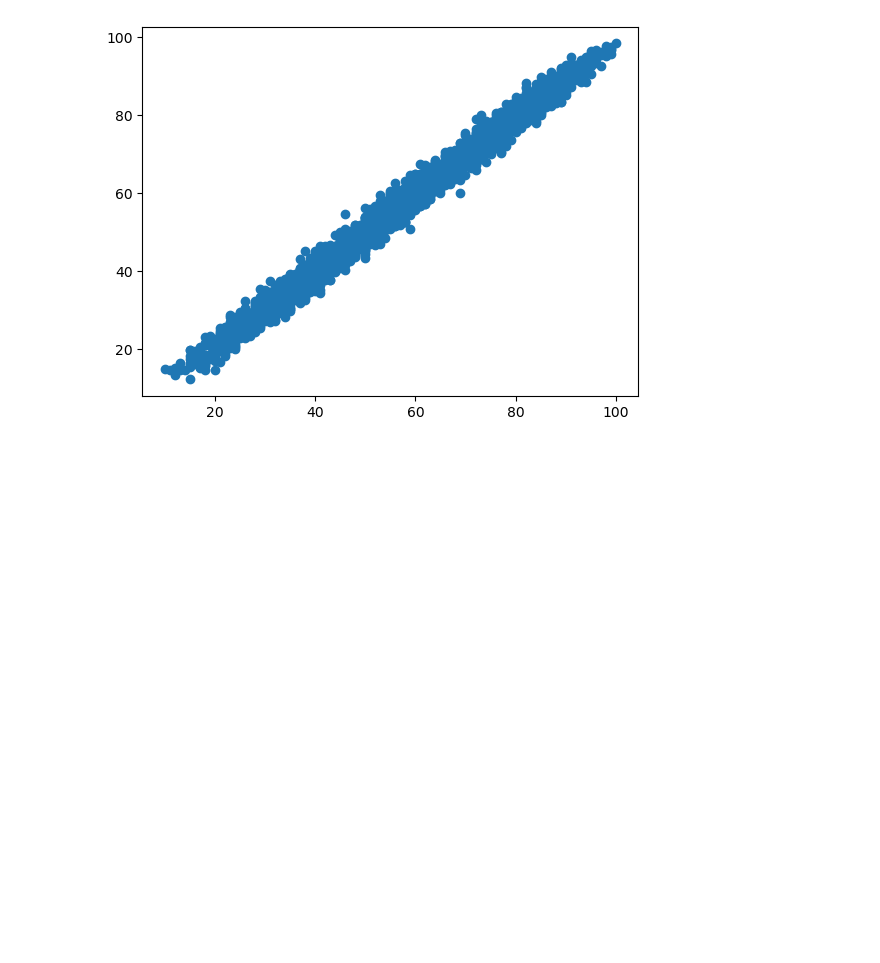
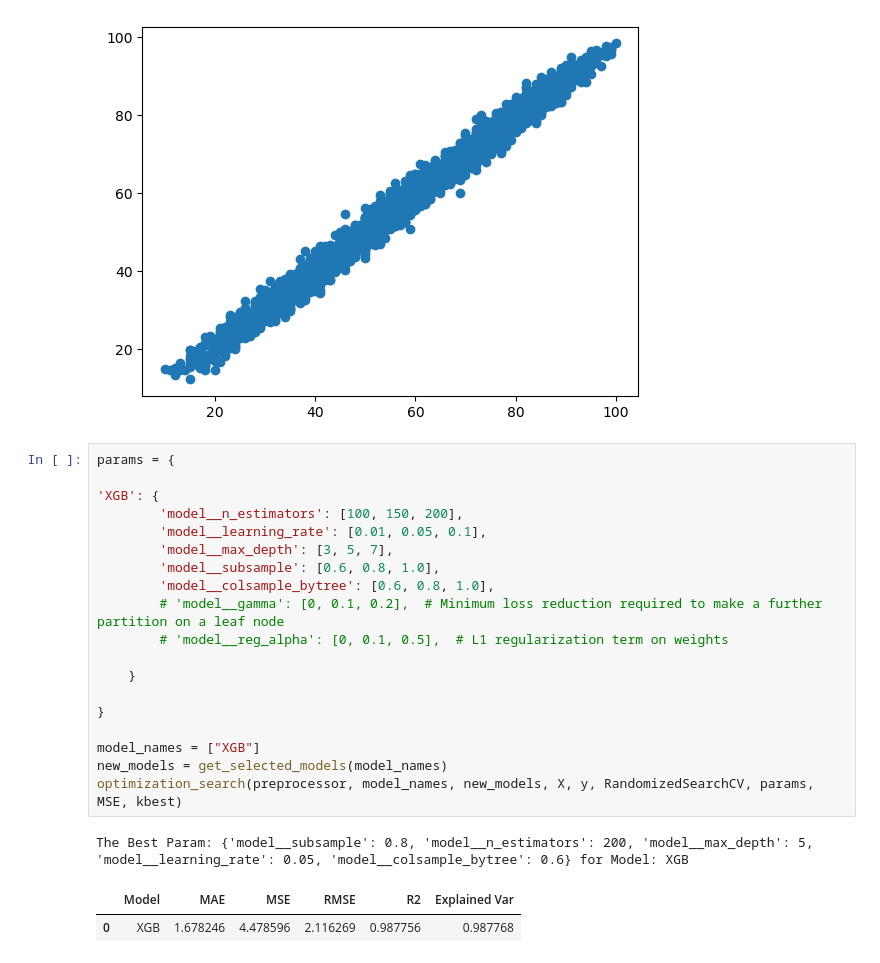
Before and after one commit to MaukanMir/-Student-Performance-Regression-, a Jupyter notebook: training.ipynb, the cells around one changed output. Saved outputs shown, nothing was run; the diff lists cells and outputs as text; blank space fills up the shorter version.

Commit message:
added new models

```diff
--- a/training.ipynb
+++ b/training.ipynb
@@ -812,3 +812,26 @@ residual_plot(models, model_names, preprocessor, kbest, X, y)
 [figure]
 [figure]
 [figure]
+# %%
+params = {
+
+'XGB': {
+        'model__n_estimators': [100, 150, 200],
+        'model__learning_rate': [0.01, 0.05, 0.1],
+        'model__max_depth': [3, 5, 7],
+        'model__subsample': [0.6, 0.8, 1.0],
+        'model__colsample_bytree': [0.6, 0.8, 1.0],
+        # 'model__gamma': [0, 0.1, 0.2],  # Minimum loss reduction required to make a further partition on a leaf node
+        # 'model__reg_alpha': [0, 0.1, 0.5],  # L1 regularization term on weights
+
+    }
+
+}
+
+model_names = ["XGB"]
+new_models = get_selected_models(model_names)
+optimization_search(preprocessor, model_names, new_models, X, y, RandomizedSearchCV, params, MSE, kbest)
+# %% [output]
+The Best Param: {'model__subsample': 0.8, 'model__n_estimators': 200, 'model__max_depth': 5, 'model__learning_rate': 0.05, 'model__colsample_bytree': 0.6} for Model: XGB
+|  | Model | MAE | MSE | RMSE | R2 | Explained Var |
+| 0 | XGB | 1.678246 | 4.478596 | 2.116269 | 0.987756 | 0.987768 |
```
